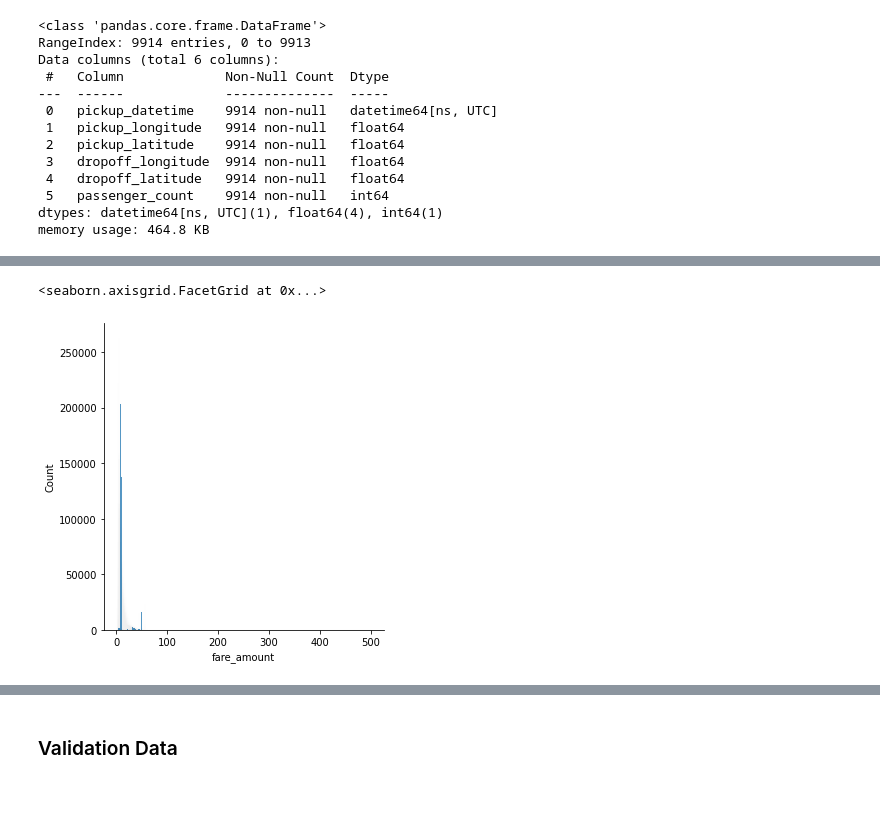
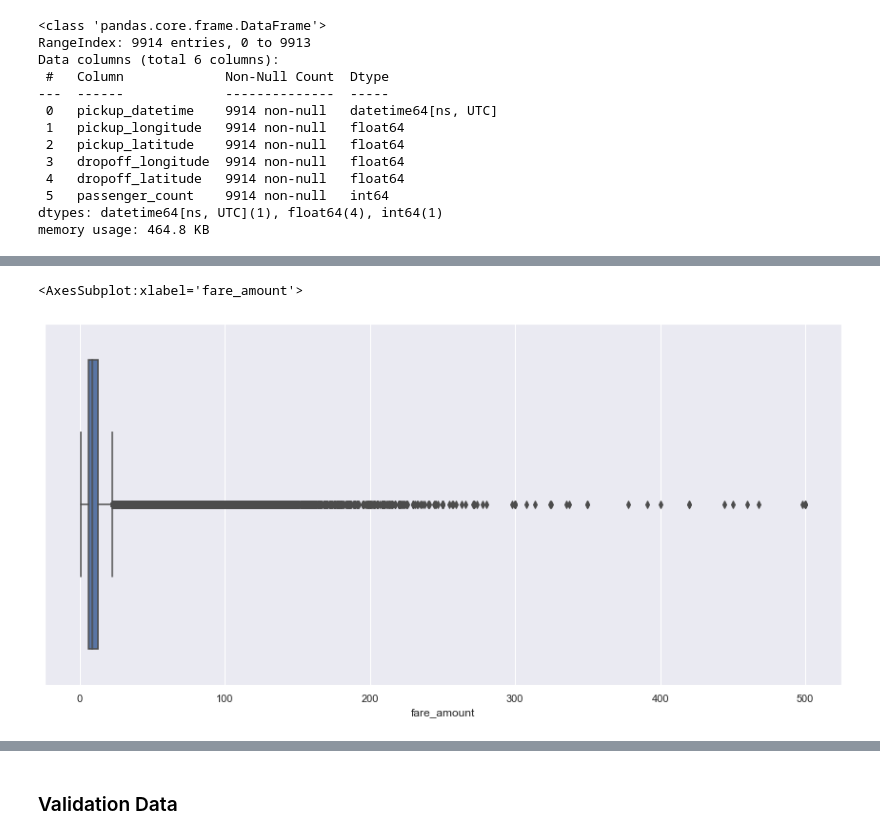
Before and after one commit to saquibmohiuddin/Taxi-Fare-nyc, a Jupyter notebook: nyc_taxi.ipynb, the cells around one changed output, grey strips where cells are left out. Cells and saved outputs as stored; diff of their text form; code cells hidden in the pictures; blank space fills up the shorter version.

```diff
--- a/nyc_taxi.ipynb
+++ b/nyc_taxi.ipynb
@@ -374,0 +349,3 @@ df.pickup_datetime.min(), df.pickup_datetime.max()
+# %%
+sns.set(rc={"figure.figsize":(10, 7)})
+sns.histplot(data = df, x = "trip_distance", kde=True)
@@ -375,4 +355,5 @@ df.pickup_datetime.min(), df.pickup_datetime.max()
 # %%
-sns.histplot(data = df, x = "fare_amount")
+sns.set(rc={"figure.figsize":(8, 6)})
+sns.histplot(data = df, x = "fare_amount", kde=True)
 # %% [output]
 <AxesSubplot:xlabel='fare_amount', ylabel='Count'>
@@ -379,0 +361,3 @@ sns.histplot(data = df, x = "fare_amount")
+# %%
+sns.set(rc={"figure.figsize":(15, 7)})
+sns.violinplot(data = df, x = df["trip_distance"])
@@ -379,0 +367,3 @@ sns.histplot(data = df, x = "fare_amount")
+# %%
+sns.set(rc={"figure.figsize":(15, 7)})
+sns.boxplot(data = df, x = df["trip_distance"])
@@ -380,6 +373,7 @@ sns.histplot(data = df, x = "fare_amount")
 # %%
-sns.displot(data = df, x = "fare_amount")
+sns.set(rc={"figure.figsize":(15, 7)})
+sns.boxplot(data = df, x = df["fare_amount"])
 # %% [output]
-<seaborn.axisgrid.FacetGrid at 0x...>
+<AxesSubplot:xlabel='fare_amount'>
-[figure, old version]
+[figure, new version]
 # %%
```
Also changed, not shown: parts of 93 cells of this notebook, 2 other files.
